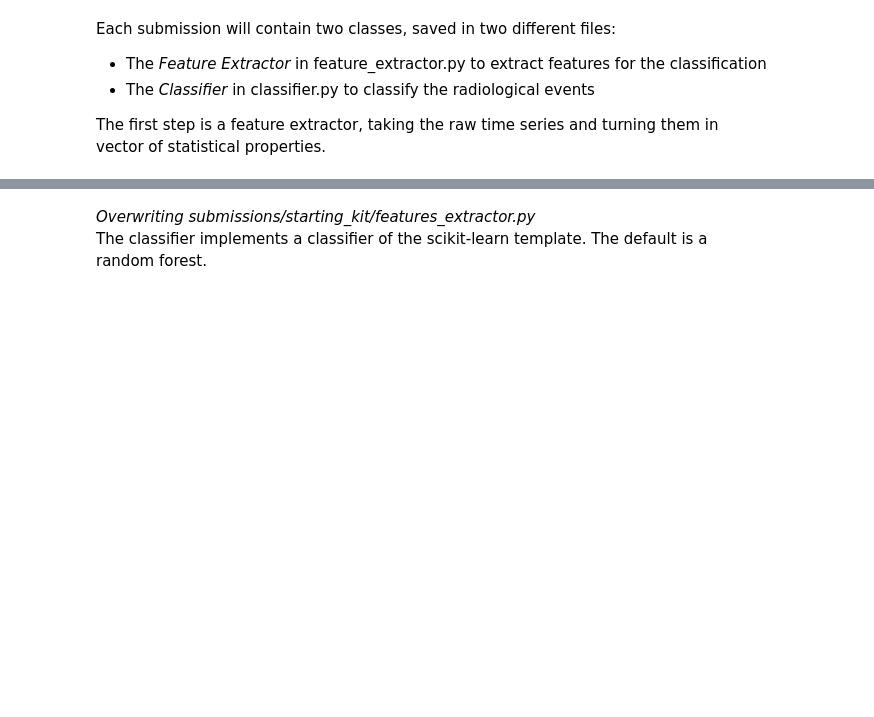
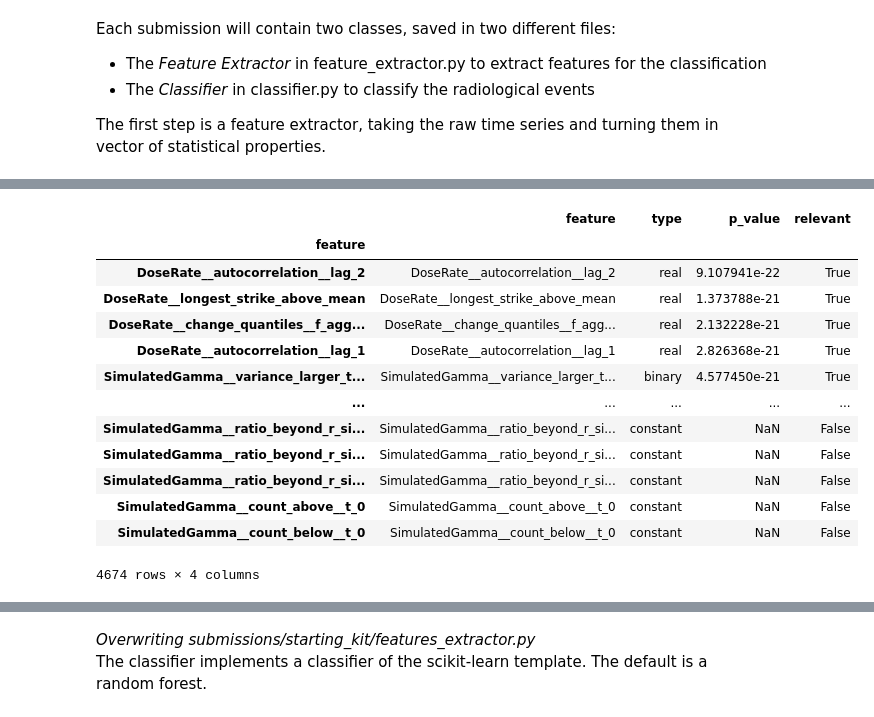
Before and after one commit to AljoschaAlt/Teleray-Alert, a Jupyter notebook: teleray_alert_starting_kit.ipynb, the cells around one changed output, grey strips where cells are left out. Drawn from its saved outputs; the diff is of its cells as text; code cells hidden in the pictures; blank space fills up the shorter version.

```diff
--- a/teleray_alert_starting_kit.ipynb
+++ b/teleray_alert_starting_kit.ipynb
@@ -38,7 +38,11 @@ from rampwf.score_types import BaseScoreType
 f_name= 'train.pickle'
 f_path=os.path.join('.','data/public',f_name)
 X_train= pickle.load(open(f_path, 'rb'))
-y= X_train.Label
+y_train= X_train.Label
+
+f_path_2=os.path.join('.', 'data/public', 'test.pickle')
+X_test= pickle.load(open(f_path_2, 'rb'))
+y_test= X_test.Label
 # %% [markdown]
 X_train contains two main type of data:
    * Metadata about the event
@@ -165,3 +169,8 @@ class FeatureExtractor():
         X_tsfresh=X_tsfresh.drop(columns='InternalTemperature').astype('float64')#Drop deficient column and force column type
         X= extract_features(X_tsfresh, column_id="Key")
         return impute(X[self.features])
+# %%
+feat_extr= FeatureExtractor()
+feat_extr.fit(X_train, y_train)
+X_train_feat=feat_extr.transform(X_train)
+X_test_feat=feat_extr.transform(X_test)
@@ -167,0 +186,17 @@ class FeatureExtractor():
+# %%
+feat_extr.df_p_value
+# %% [output]
+|  | feature | type | p_value | relevant |
+| feature |  |  |  |  |
+| DoseRate__autocorrelation__lag_2 | DoseRate__autocorrelation__lag_2 | real | 9.107941e-22 | True |
+| DoseRate__longest_strike_above_mean | DoseRate__longest_strike_above_mean | real | 1.373788e-21 | True |
+| DoseRate__change_quantiles__f_agg... | DoseRate__change_quantiles__f_agg... | real | 2.132228e-21 | True |
+| DoseRate__autocorrelation__lag_1 | DoseRate__autocorrelation__lag_1 | real | 2.826368e-21 | True |
+| SimulatedGamma__variance_larger_t... | SimulatedGamma__variance_larger_t... | binary | 4.577450e-21 | True |
+| ... | ... | ... | ... | ... |
+| SimulatedGamma__ratio_beyond_r_si... | SimulatedGamma__ratio_beyond_r_si... | constant | NaN | False |
+| SimulatedGamma__ratio_beyond_r_si... | SimulatedGamma__ratio_beyond_r_si... | constant | NaN | False |
+| SimulatedGamma__ratio_beyond_r_si... | SimulatedGamma__ratio_beyond_r_si... | constant | NaN | False |
+| SimulatedGamma__count_above__t_0 | SimulatedGamma__count_above__t_0 | constant | NaN | False |
+| SimulatedGamma__count_below__t_0 | SimulatedGamma__count_below__t_0 | constant | NaN | False |
+4674 rows × 4 columns
```
Also changed, not shown: parts of 4 cells of this notebook, 1 other file.
